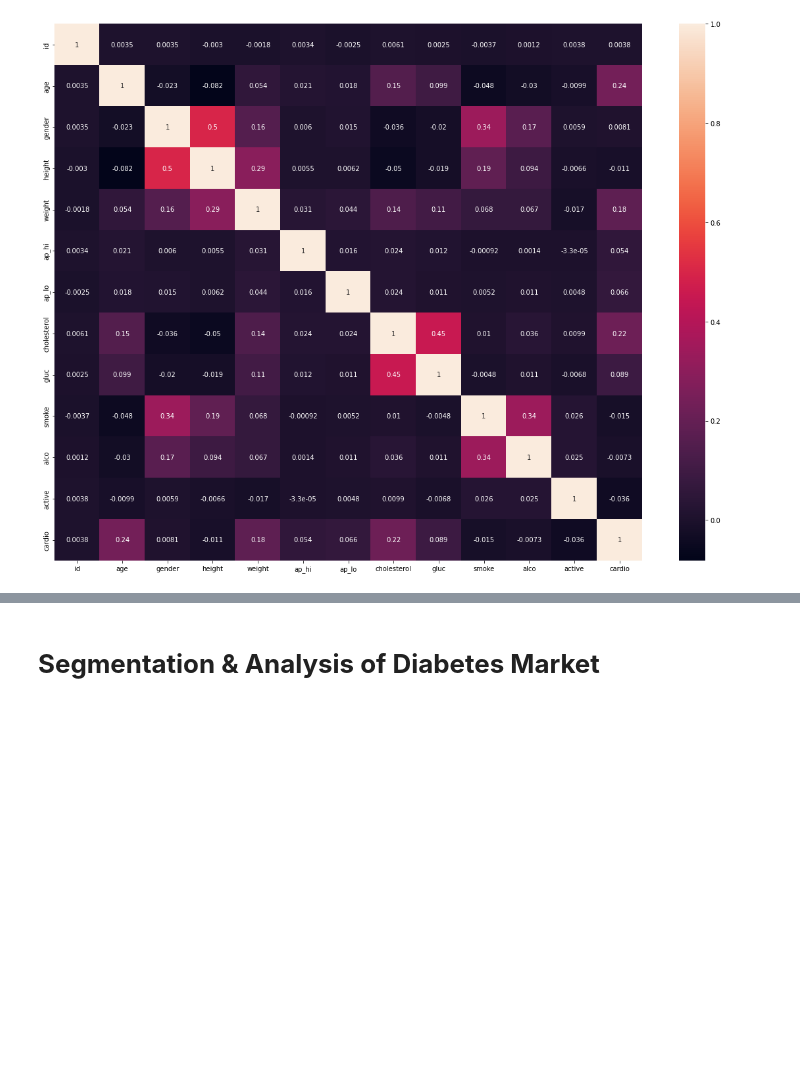
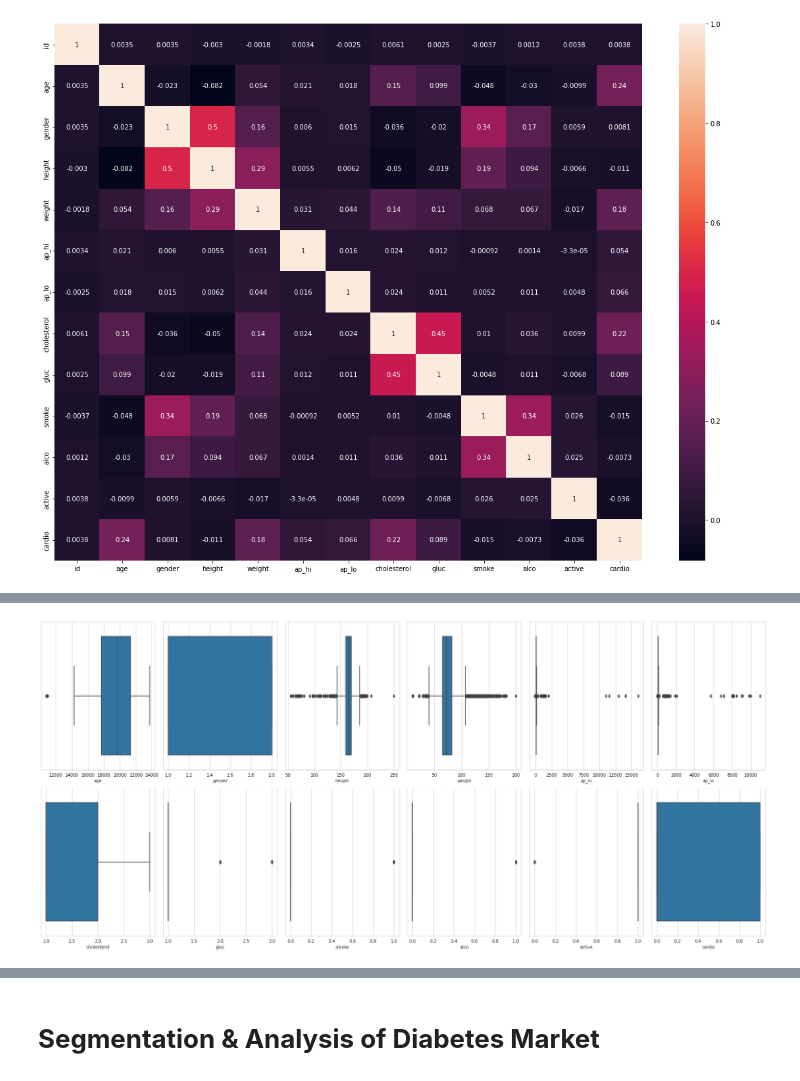
Before and after one commit to pragmatic-philosopher09/Feynn-Labs-Market-Segmentation-Internship-Task-, a Jupyter notebook: Feynn_Lab_Market_Segmentation.ipynb, the cells around one changed output, grey strips where cells are left out. Cells and saved outputs as stored; diff of their text form; code cells hidden in the pictures; blank space fills up the shorter version.

```diff
--- a/Feynn_Lab_Market_Segmentation.ipynb
+++ b/Feynn_Lab_Market_Segmentation.ipynb
@@ -90,0 +94,18 @@ sns.heatmap(bp.corr(), annot=True)
+# %%
+# check outliers
+
+def check_outliers(bp):
+    l = bp.columns.values
+    number_of_columns=(len(l)-1)/2
+    number_of_rows = 2
+
+    plt.figure(figsize=(4*number_of_columns,8*number_of_rows))
+    for i in range(1,len(l)):
+        plt.subplot(number_of_rows + 1,number_of_columns,i)
+        sns.set_style('whitegrid')
+        sns.boxplot(bp[l[i]],orient='v')
+        plt.tight_layout()
+
+check_outliers(bp)
+# %% [output]
+[figure, added]
```
Also changed, not shown: parts of 40 cells of this notebook.
